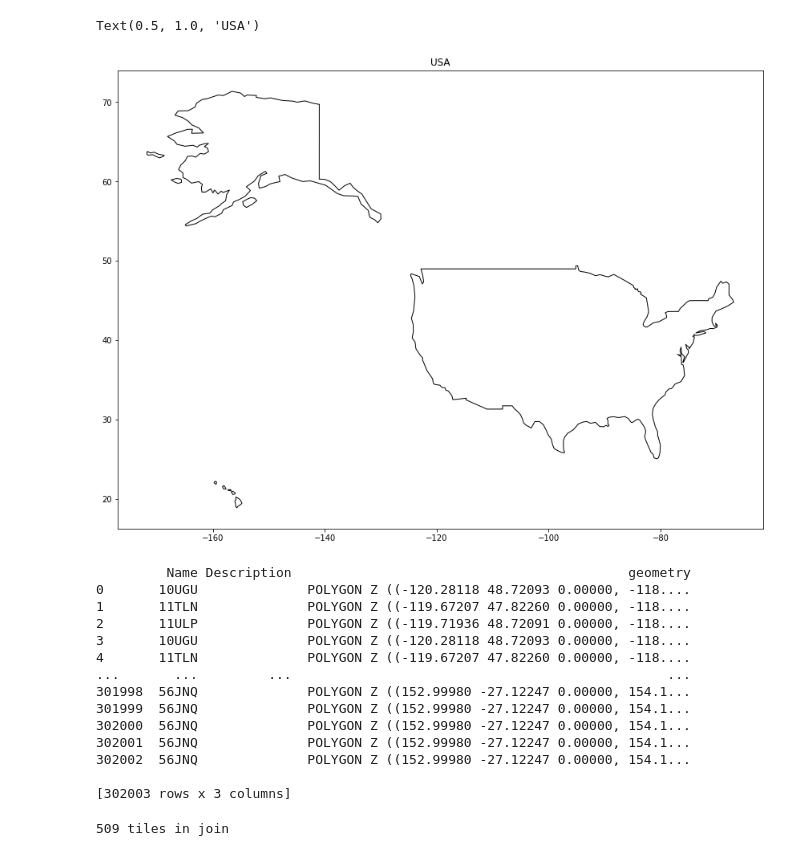
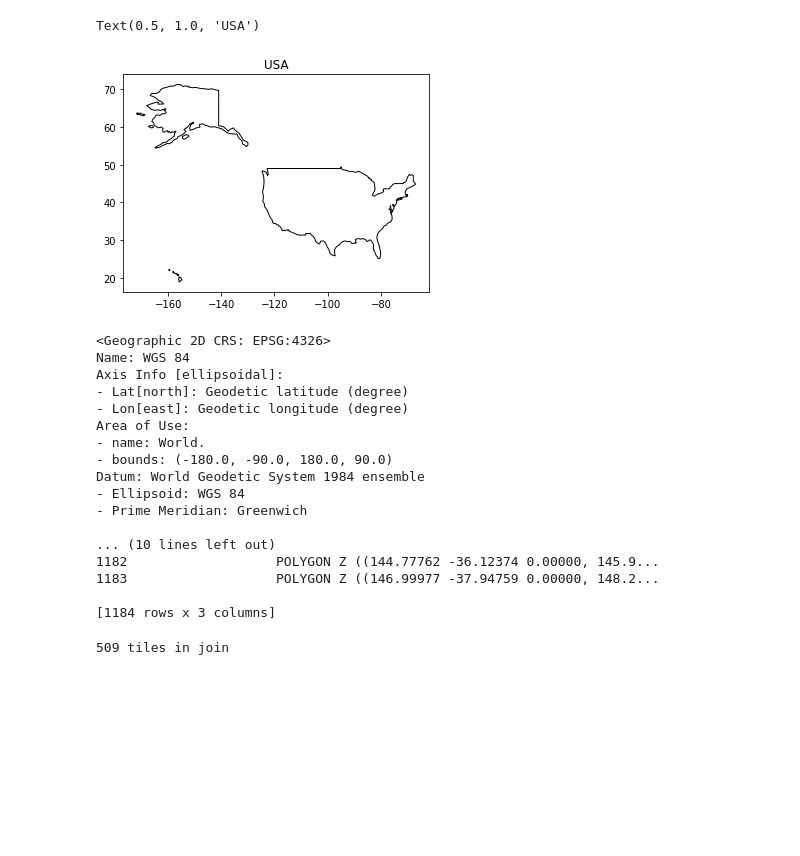
Before and after one commit to bstee615/bounding-box-coverage, a Jupyter notebook: usa.ipynb, the cells around one changed output. Cells and saved outputs as stored; diff of their text form; code cells hidden in the pictures; blank space fills up the shorter version.

```diff
--- a/usa.ipynb
+++ b/usa.ipynb
@@ -13,31 +23,33 @@ Text(0.5, 1.0, 'The whole world')
 # %%
 usa_df = world_df[world_df["iso_a3"] == 'USA']
 usa_df.plot(color='white', edgecolor='black')
-fig = plt.gcf()
-fig.set_size_inches(18.5, 10.5)
 plt.title('USA')
 # %% [output]
 Text(0.5, 1.0, 'USA')
-[figure, old version]
+[figure, new version]
 # %%
 gpd.io.file.fiona.drvsupport.supported_drivers['KML'] = 'rw'
-tiles_df = gpd.read_file('output/covering_tiles.kml', driver='KML', crs='EPSG:4326')
+tiles_df = gpd.read_file('output/covering_tiles.kml', driver='KML')
+print(repr(tiles_df.crs))
 print(tiles_df)
 # %% [output]
-         Name Description                                           geometry
-0       10UGU              POLYGON Z ((-120.28118 48.72093 0.00000, -118....
-1       11TLN              POLYGON Z ((-119.67207 47.82260 0.00000, -118....
-2       11ULP              POLYGON Z ((-119.71936 48.72091 0.00000, -118....
-3       10UGU              POLYGON Z ((-120.28118 48.72093 0.00000, -118....
-4       11TLN              POLYGON Z ((-119.67207 47.82260 0.00000, -118....
-...       ...         ...                                                ...
-301998  56JNQ              POLYGON Z ((152.99980 -27.12247 0.00000, 154.1...
-301999  56JNQ              POLYGON Z ((152.99980 -27.12247 0.00000, 154.1...
-302000  56JNQ              POLYGON Z ((152.99980 -27.12247 0.00000, 154.1...
-302001  56JNQ              POLYGON Z ((152.99980 -27.12247 0.00000, 154.1...
-302002  56JNQ              POLYGON Z ((152.99980 -27.12247 0.00000, 154.1...
+<Geographic 2D CRS: EPSG:4326>
+Name: WGS 84
+Axis Info [ellipsoidal]:
+- Lat[north]: Geodetic latitude (degree)
+- Lon[east]: Geodetic longitude (degree)
+Area of Use:
+- name: World.
+- bounds: (-180.0, -90.0, 180.0, 90.0)
+Datum: World Geodetic System 1984 ensemble
+- Ellipsoid: WGS 84
+- Prime Meridian: Greenwich
 
-[302003 rows x 3 columns]
+... (10 lines left out)
+1182                   POLYGON Z ((144.77762 -36.12374 0.00000, 145.9...
+1183                   POLYGON Z ((146.99977 -37.94759 0.00000, 148.2...
+
+[1184 rows x 3 columns]
 # %%
 join = gpd.sjoin(tiles_df, usa_df, how="inner", op='intersects')
 join_tiles = join[["Name", "geometry"]]
```
Also changed, not shown: parts of 1 cell of this notebook.
